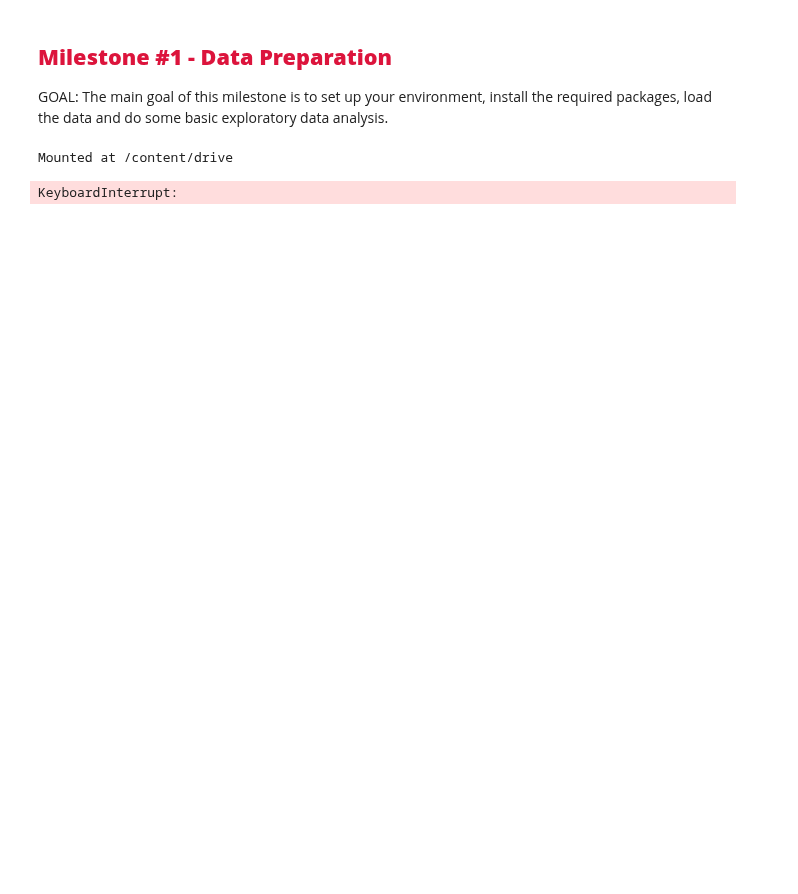
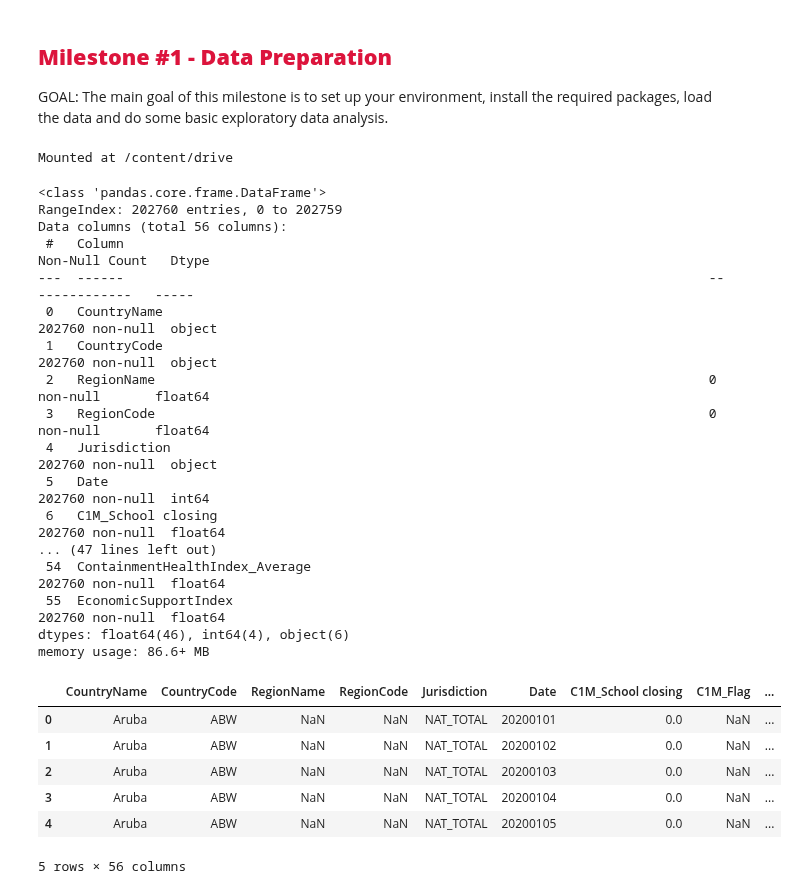
Before and after one commit to chipojaya1/myNEBDHub, a Jupyter notebook: TDSP_Group_Project.ipynb, the cells around one changed output. Drawn from its saved outputs; the diff is of its cells as text; code cells hidden in the pictures; blank space fills up the shorter version.

Commit message:
Loading the datasets

```diff
--- a/TDSP_Group_Project.ipynb
+++ b/TDSP_Group_Project.ipynb
@@ -17,8 +17,43 @@ from google.colab import drive
 drive.mount('/content/drive')
 # %% [output]
 Mounted at /content/drive
-# %%
-# TODO: Read the data using pandas read_csv function
-data = pd.read_csv("/content/drive/MyDrive/TDSP Project/Motor_Vehicle_Collisions_-_Crashes_20250521.csv")
-# %% [output]
-KeyboardInterrupt:
+# %%
+# read the data using pandas
+data_national = pd.read_csv("/content/drive/MyDrive/Analyzing_Pandemic_Responses/data/OxCGRT_compact_national_v1.csv")
+data_sub_national = pd.read_csv("/content/drive/MyDrive/Analyzing_Pandemic_Responses/data/OxCGRT_compact_subnational_v1.csv")
+
+data_2020 = pd.read_csv("/content/drive/MyDrive/Analyzing_Pandemic_Responses/data/OxCGRT_fullwithnotes_national_2020_v1.csv")
+data_2021 = pd.read_csv("/content/drive/MyDrive/Analyzing_Pandemic_Responses/data/OxCGRT_fullwithnotes_national_2021_v1.csv")
+data_2022 = pd.read_csv("/content/drive/MyDrive/Analyzing_Pandemic_Responses/data/OxCGRT_fullwithnotes_national_2022_v1.csv")
+
+data_vaccines_national = pd.read_csv("/content/drive/MyDrive/Analyzing_Pandemic_Responses/data/OxCGRT_vaccines_full_national_v1.csv")
+data_vaccines_sub_national = pd.read_csv("/content/drive/MyDrive/Analyzing_Pandemic_Responses/data/OxCGRT_vaccines_full_subnational_v1.csv")
+# %%
+# print info for national dataset
+data_national.info()
+data_national.head()
+# %% [output]
+<class 'pandas.core.frame.DataFrame'>
+RangeIndex: 202760 entries, 0 to 202759
+Data columns (total 56 columns):
+ #   Column                                                                           Non-Null Count   Dtype
+---  ------                                                                           --------------   -----
+ 0   CountryName                                                                      202760 non-null  object
+ 1   CountryCode                                                                      202760 non-null  object
+ 2   RegionName                                                                       0 non-null       float64
+ 3   RegionCode                                                                       0 non-null       float64
+ 4   Jurisdiction                                                                     202760 non-null  object
+ 5   Date                                                                             202760 non-null  int64
+ 6   C1M_School closing                                                               202760 non-null  float64
+... (47 lines left out)
+ 54  ContainmentHealthIndex_Average                                                   202760 non-null  float64
+ 55  EconomicSupportIndex                                                             202760 non-null  float64
+dtypes: float64(46), int64(4), object(6)
+memory usage: 86.6+ MB
+|  | CountryName | CountryCode | RegionName | RegionCode | Jurisdiction | Date | C1M_School closing | C1M_Flag | ... |
+| 0 | Aruba | ABW | NaN | NaN | NAT_TOTAL | 20200101 | 0.0 | NaN | ... |
+| 1 | Aruba | ABW | NaN | NaN | NAT_TOTAL | 20200102 | 0.0 | NaN | ... |
+| 2 | Aruba | ABW | NaN | NaN | NAT_TOTAL | 20200103 | 0.0 | NaN | ... |
+| 3 | Aruba | ABW | NaN | NaN | NAT_TOTAL | 20200104 | 0.0 | NaN | ... |
+| 4 | Aruba | ABW | NaN | NaN | NAT_TOTAL | 20200105 | 0.0 | NaN | ... |
+5 rows × 56 columns
```
Also changed, not shown: parts of 8 cells of this notebook.
